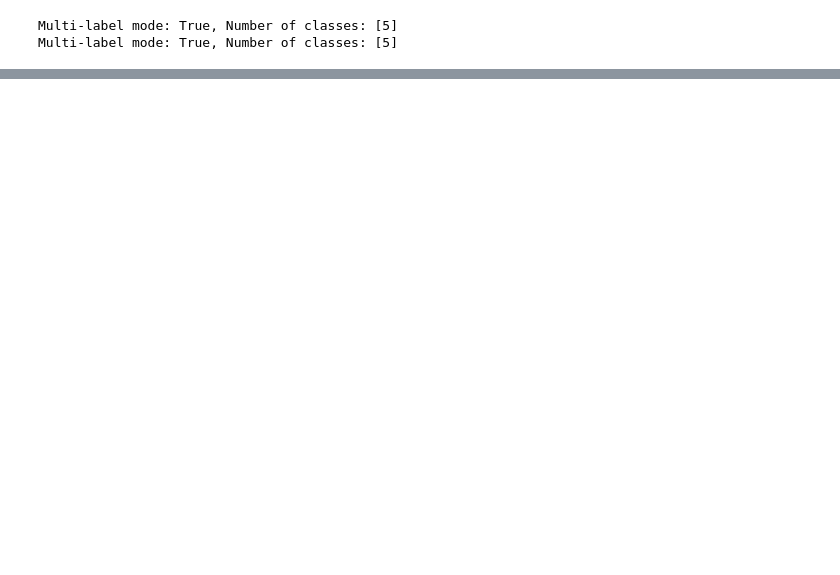
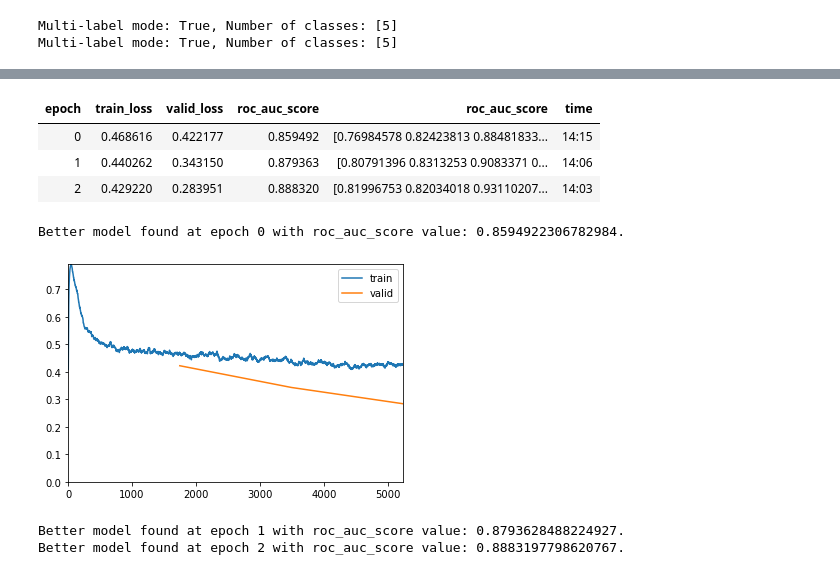
Before and after one commit to anhquan0412/chestx_interpretation, a Jupyter notebook: 5_second_stage_AUCM_Multilabel_ProgressiveResizing.ipynb, the cells around one changed output, grey strips where cells are left out. Cells and saved outputs as stored; diff of their text form; code cells hidden in the pictures; blank space fills up the shorter version.

```diff
--- a/5_second_stage_AUCM_Multilabel_ProgressiveResizing.ipynb
+++ b/5_second_stage_AUCM_Multilabel_ProgressiveResizing.ipynb
@@ -219,0 +256,22 @@ Better model found at epoch 0 with roc_auc_score value: 0.8658301995648428.
+# %%
+LR=0.1
+WEIGHT_NAME='densenet_udefault_fit_pr320_aucm_scratch_0.1'
+model = get_densenet_model(SEED)
+N_EPOCHS=3
+loss,opt = get_loss_and_optimizer(model,LR,loss_type='aucm',imratio=imratio,
+                                  use_fastai=True,
+                                  weight_decay=WEIGHT_DECAY)
+
+train_fastai_learner(fastai_loader,model,loss,opt,LR,n_epochs=N_EPOCHS,
+                     weight_name=WEIGHT_NAME,lr_scheduler='flat_cos',
+#                     mixup_alpha=0.4
+                    )
+# %% [output]
+| epoch | train_loss | valid_loss | roc_auc_score | roc_auc_score | time |
+| 0 | 0.468616 | 0.422177 | 0.859492 | [0.76984578 0.82423813 0.88481833... | 14:15 |
+| 1 | 0.440262 | 0.343150 | 0.879363 | [0.80791396 0.8313253 0.9083371 0... | 14:06 |
+| 2 | 0.429220 | 0.283951 | 0.888320 | [0.81996753 0.82034018 0.93110207... | 14:03 |
+Better model found at epoch 0 with roc_auc_score value: 0.8594922306782984.
+[figure, added]
+Better model found at epoch 1 with roc_auc_score value: 0.8793628488224927.
+Better model found at epoch 2 with roc_auc_score value: 0.8883197798620767.
```
Also changed, not shown: parts of 11 cells of this notebook, 2 other files.
